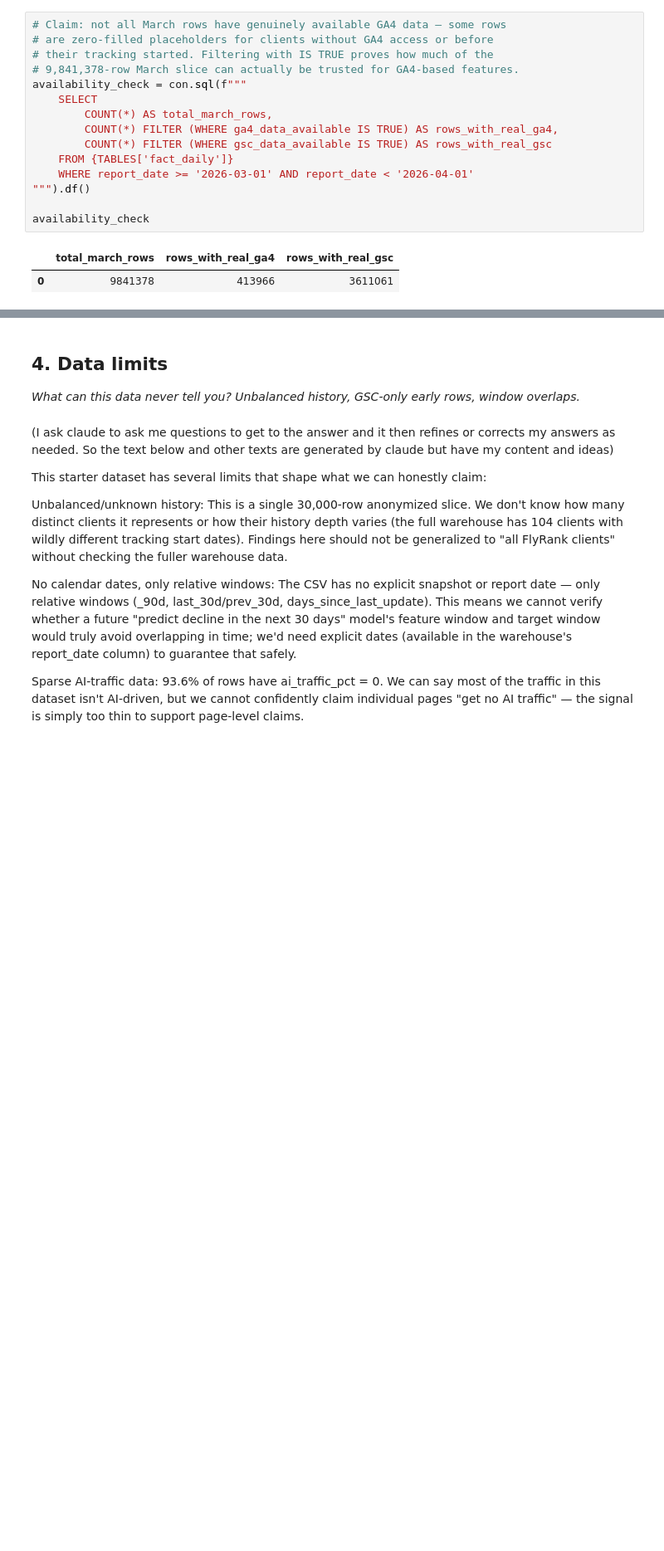
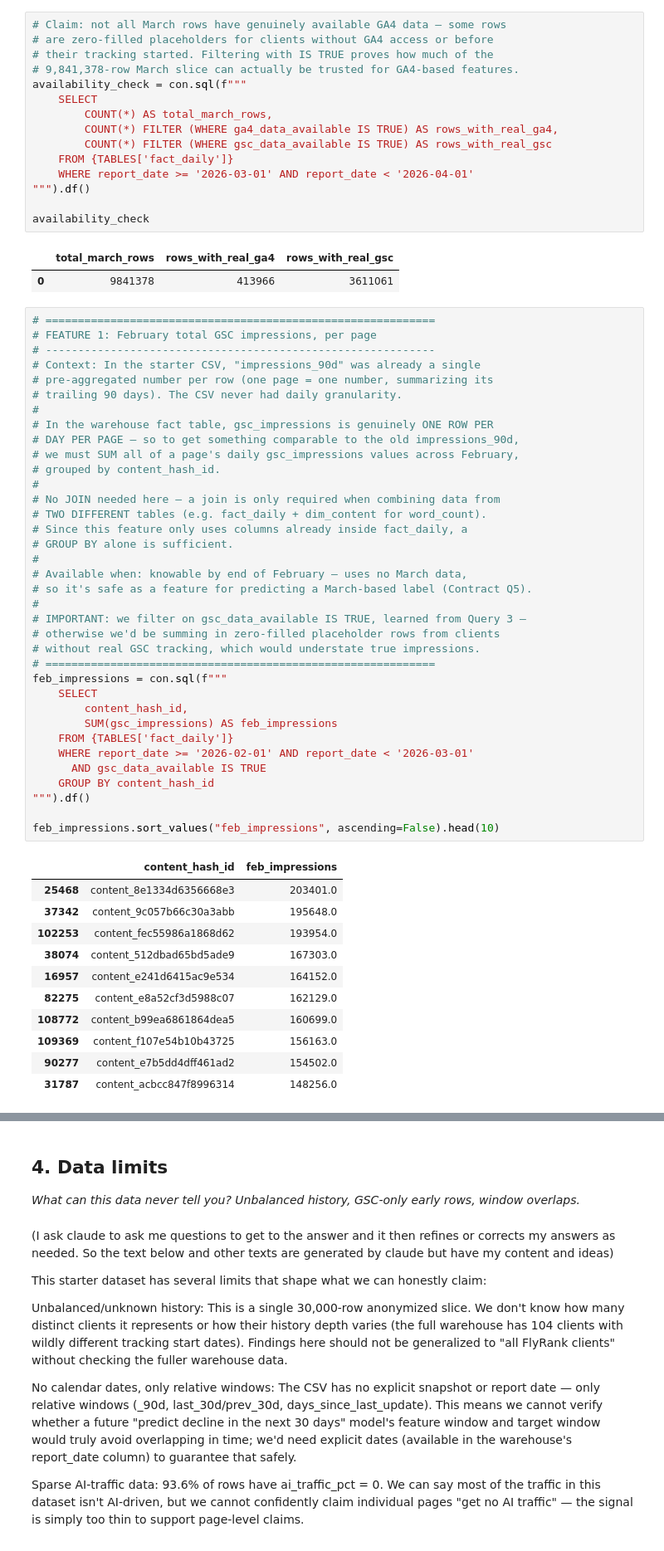
Before and after one commit to fatima12aa/fa-ml, a Jupyter notebook: work/notebooks/w03_data_contract.ipynb, the cells around one changed output, grey strips where cells are left out. Shown at 83% size. Saved outputs shown, nothing was run; the diff lists cells and outputs as text; blank space fills up the shorter version.

```diff
--- a/work/notebooks/w03_data_contract.ipynb
+++ b/work/notebooks/w03_data_contract.ipynb
@@ -265,3 +265,51 @@ availability_check
 # %% [output]
 |  | total_march_rows | rows_with_real_ga4 | rows_with_real_gsc |
 | 0 | 9841378 | 413966 | 3611061 |
+# %%
+# ============================================================
+# FEATURE 1: February total GSC impressions, per page
+# ------------------------------------------------------------
+# Context: In the starter CSV, "impressions_90d" was already a single
+# pre-aggregated number per row (one page = one number, summarizing its
+# trailing 90 days). The CSV never had daily granularity.
+#
+# In the warehouse fact table, gsc_impressions is genuinely ONE ROW PER
+# DAY PER PAGE — so to get something comparable to the old impressions_90d,
+# we must SUM all of a page's daily gsc_impressions values across February,
+# grouped by content_hash_id.
+#
+# No JOIN needed here — a join is only required when combining data from
+# TWO DIFFERENT tables (e.g. fact_daily + dim_content for word_count).
+# Since this feature only uses columns already inside fact_daily, a
+# GROUP BY alone is sufficient.
+#
+# Available when: knowable by end of February — uses no March data,
+# so it's safe as a feature for predicting a March-based label (Contract Q5).
+#
+# IMPORTANT: we filter on gsc_data_available IS TRUE, learned from Query 3 —
+# otherwise we'd be summing in zero-filled placeholder rows from clients
+# without real GSC tracking, which would understate true impressions.
+# ============================================================
+feb_impressions = con.sql(f"""
+    SELECT
+        content_hash_id,
+        SUM(gsc_impressions) AS feb_impressions
+    FROM {TABLES['fact_daily']}
+    WHERE report_date >= '2026-02-01' AND report_date < '2026-03-01'
+      AND gsc_data_available IS TRUE
+    GROUP BY content_hash_id
+""").df()
+
+feb_impressions.sort_values("feb_impressions", ascending=False).head(10)
+# %% [output]
+|  | content_hash_id | feb_impressions |
+| 25468 | content_8e1334d6356668e3 | 203401.0 |
+| 37342 | content_9c057b66c30a3abb | 195648.0 |
+| 102253 | content_fec55986a1868d62 | 193954.0 |
+| 38074 | content_512dbad65bd5ade9 | 167303.0 |
+| 16957 | content_e241d6415ac9e534 | 164152.0 |
+| 82275 | content_e8a52cf3d5988c07 | 162129.0 |
+| 108772 | content_b99ea6861864dea5 | 160699.0 |
+| 109369 | content_f107e54b10b43725 | 156163.0 |
+| 90277 | content_e7b5dd4dff461ad2 | 154502.0 |
+| 31787 | content_acbcc847f8996314 | 148256.0 |
```
Also changed, not shown: parts of 2 cells of this notebook.
